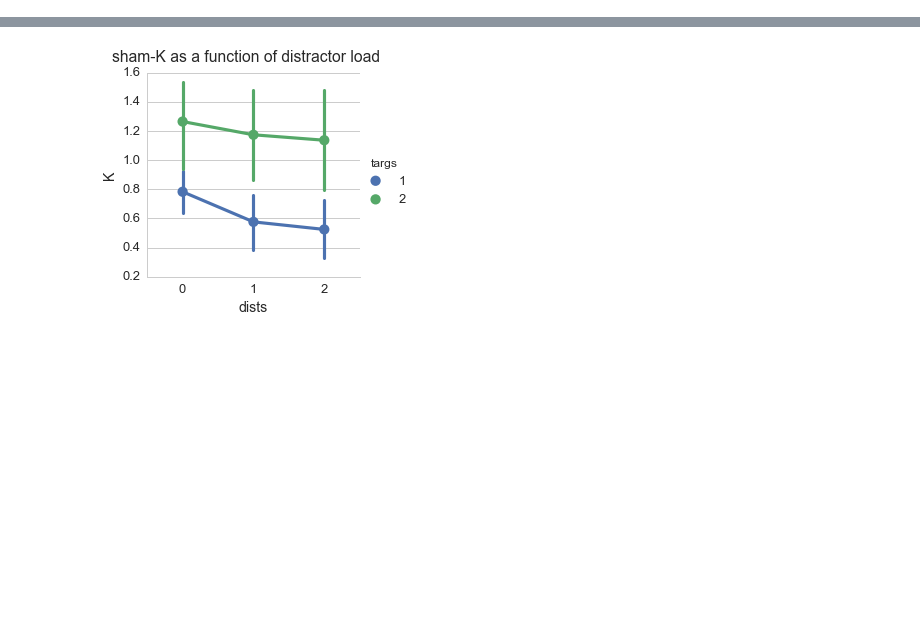
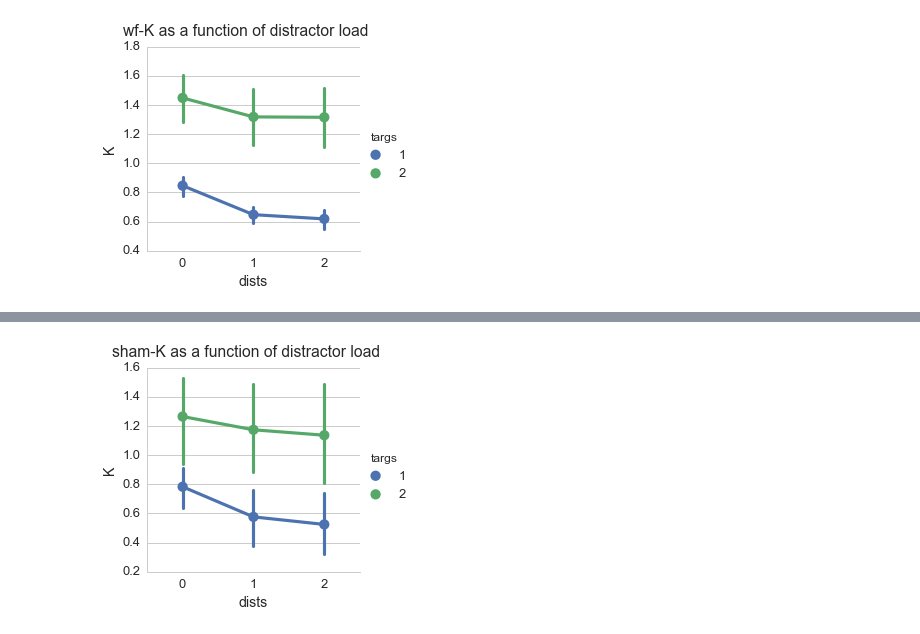
Before and after one commit to alexgonzl/tacs_vmw_alpha, a Jupyter notebook: dataVisualization.ipynb, the cells around one changed output, grey strips where cells are left out. Cells and saved outputs as stored; diff of their text form; code cells hidden in the pictures; blank space fills up the shorter version.

```diff
--- a/dataVisualization.ipynb
+++ b/dataVisualization.ipynb
@@ -105,0 +137,6 @@ for sheet in shamDataSheets:
+# %%
+wfKGraph = sns.factorplot(data=wfData,x='dists',y='K',hue='targs')
+wfKGraph.fig.suptitle('wf-K as a function of distractor load')
+wfKGraph.fig.subplots_adjust(top=.9)
+# %% [output]
+[figure, added]
```
Also changed, not shown: parts of 15 cells of this notebook.
